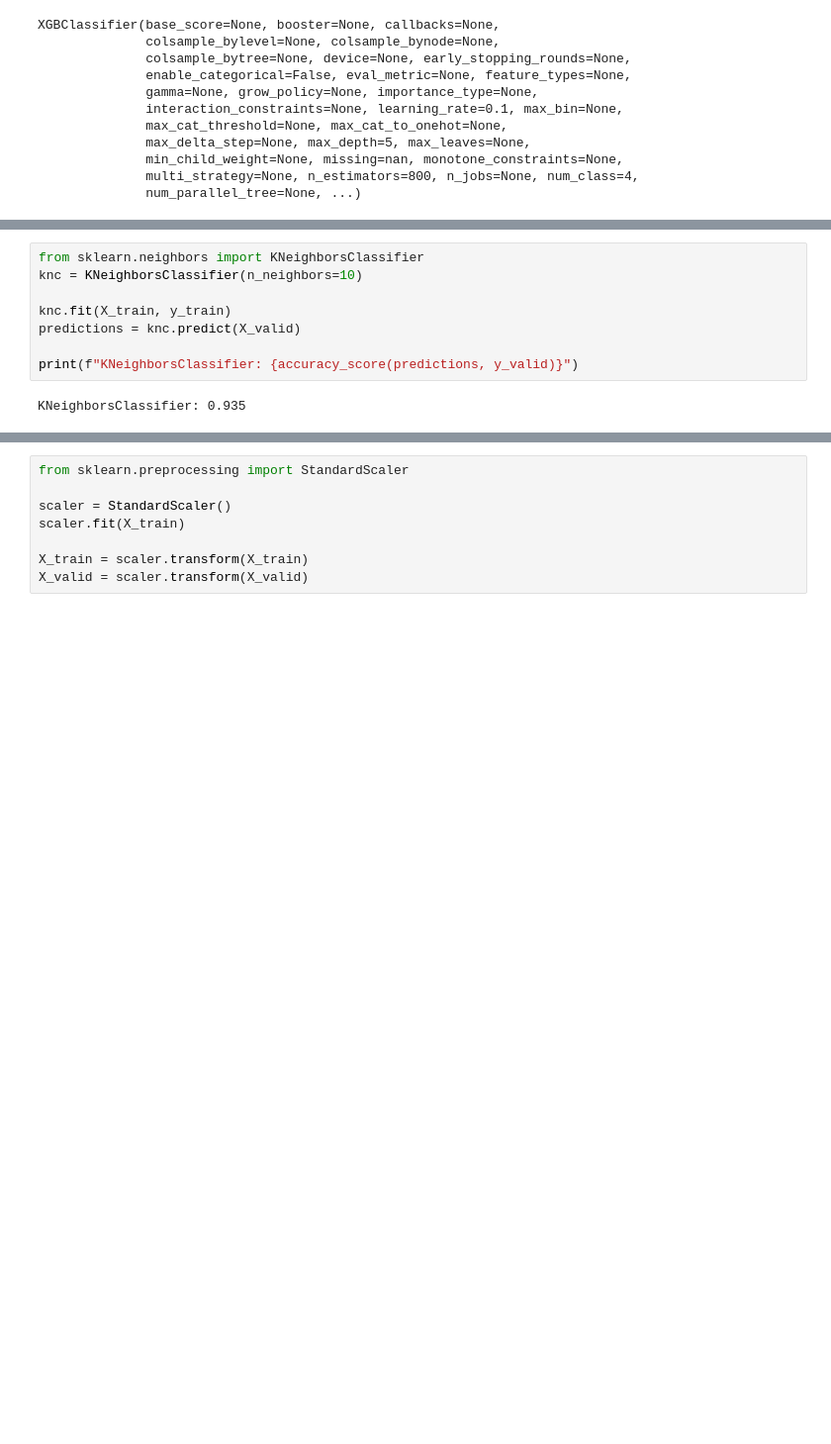
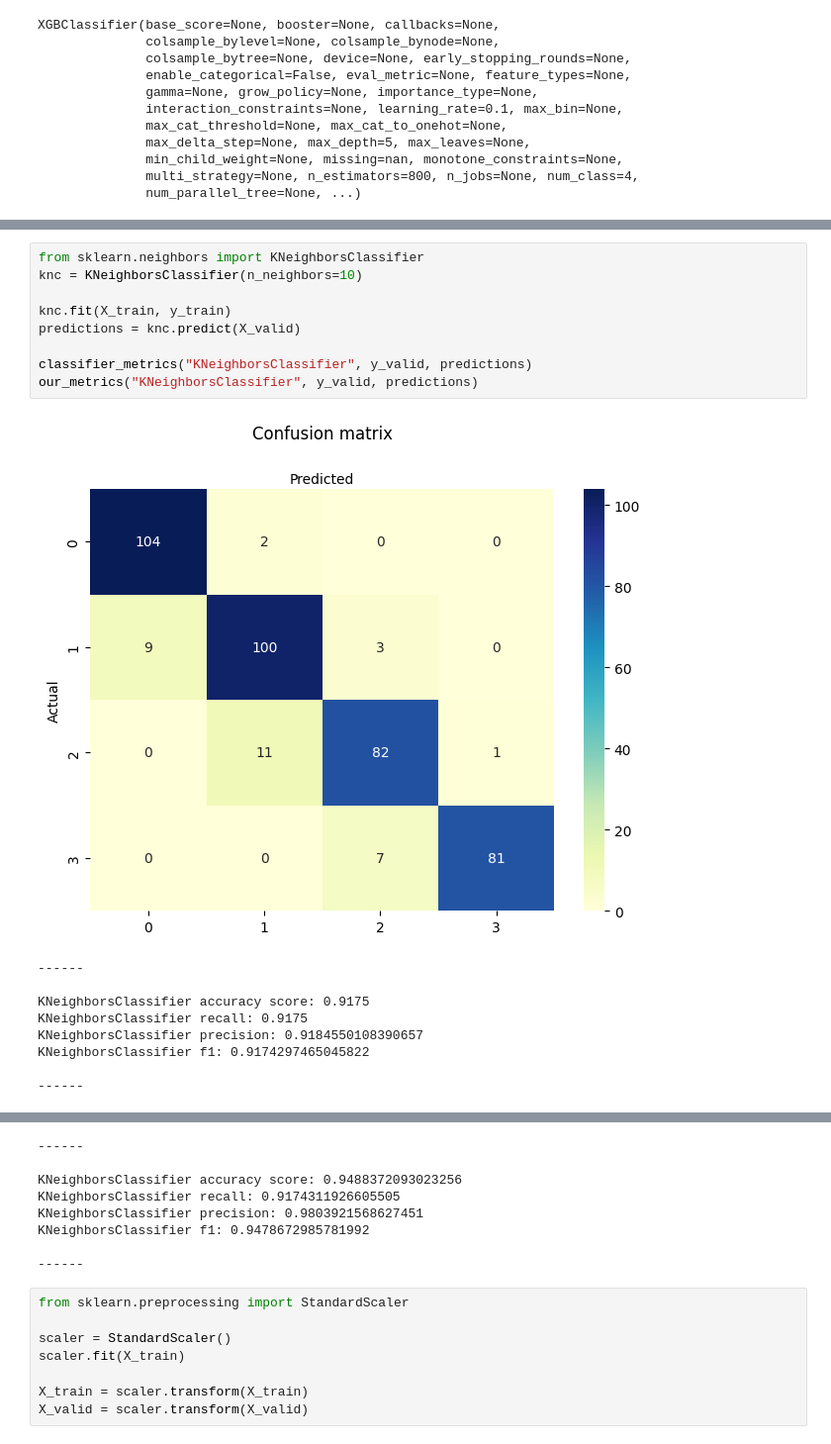
Before and after one commit to PNUAITeam13/Mobile-Pricing, a Jupyter notebook: mobile-pricing.ipynb, the cells around one changed output, grey strips where cells are left out. Shown at 99% size. Saved outputs shown, nothing was run; the diff lists cells and outputs as text; blank space fills up the shorter version.

```diff
--- a/mobile-pricing.ipynb
+++ b/mobile-pricing.ipynb
@@ -142,10 +194,19 @@ XGBOOST Classifier: 0.9275
 # %%
 from sklearn.neighbors import KNeighborsClassifier
 knc = KNeighborsClassifier(n_neighbors=10)
 
 knc.fit(X_train, y_train)
 predictions = knc.predict(X_valid)
 
-print(f"KNeighborsClassifier: {accuracy_score(predictions, y_valid)}")
+classifier_metrics("KNeighborsClassifier", y_valid, predictions)
+our_metrics("KNeighborsClassifier", y_valid, predictions)
 # %% [output]
+[figure, added]
-KNeighborsClassifier: 0.935
+------
+
+KNeighborsClassifier accuracy score: 0.9175
+KNeighborsClassifier recall: 0.9175
+KNeighborsClassifier precision: 0.9184550108390657
+KNeighborsClassifier f1: 0.9174297465045822
+
+------
@@ -152,3 +214,11 @@ KNeighborsClassifier: 0.935
+------
+
+KNeighborsClassifier accuracy score: 0.9488372093023256
+KNeighborsClassifier recall: 0.9174311926605505
+KNeighborsClassifier precision: 0.9803921568627451
+KNeighborsClassifier f1: 0.9478672985781992
+
+------
 # %%
 from sklearn.preprocessing import StandardScaler
 
```
Also changed, not shown: parts of 8 cells of this notebook, 1 other file.
